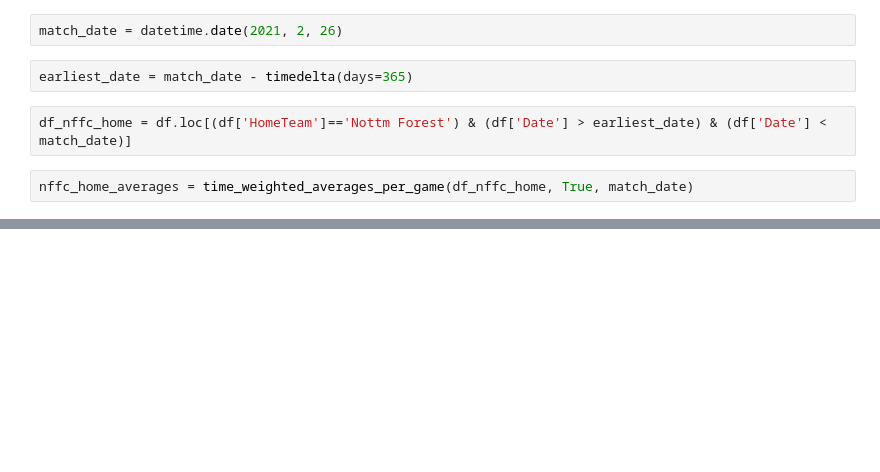
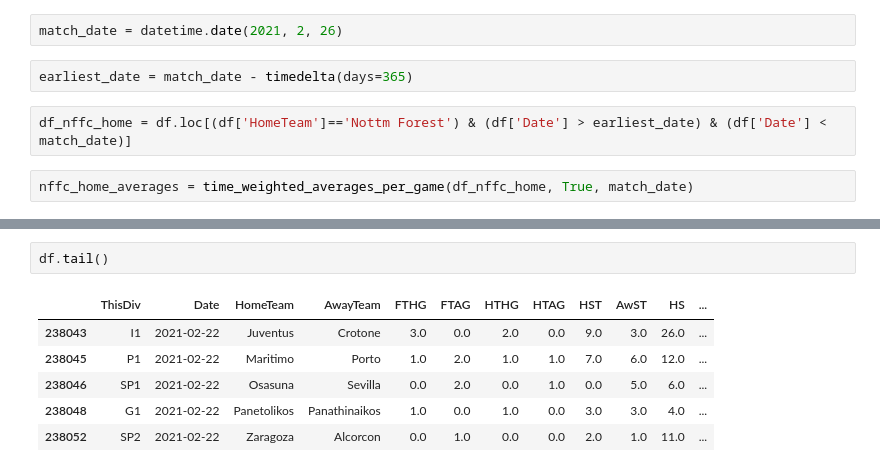
Before and after one commit to s1m0nmwcp2099/portfolio, a Jupyter notebook: MLFooty10/Untitled.ipynb, the cells around one changed output, grey strips where cells are left out. Saved outputs shown, nothing was run; the diff lists cells and outputs as text; blank space fills up the shorter version.

```diff
--- a/MLFooty10/Untitled.ipynb
+++ b/MLFooty10/Untitled.ipynb
@@ -223,0 +305,9 @@ nffc_away_averages
+# %%
+df.tail()
+# %% [output]
+|  | ThisDiv | Date | HomeTeam | AwayTeam | FTHG | FTAG | HTHG | HTAG | HST | AwST | HS | ... |
+| 238043 | I1 | 2021-02-22 | Juventus | Crotone | 3.0 | 0.0 | 2.0 | 0.0 | 9.0 | 3.0 | 26.0 | ... |
+| 238045 | P1 | 2021-02-22 | Maritimo | Porto | 1.0 | 2.0 | 1.0 | 1.0 | 7.0 | 6.0 | 12.0 | ... |
+| 238046 | SP1 | 2021-02-22 | Osasuna | Sevilla | 0.0 | 2.0 | 0.0 | 1.0 | 0.0 | 5.0 | 6.0 | ... |
+| 238048 | G1 | 2021-02-22 | Panetolikos | Panathinaikos | 1.0 | 0.0 | 1.0 | 0.0 | 3.0 | 3.0 | 4.0 | ... |
+| 238052 | SP2 | 2021-02-22 | Zaragoza | Alcorcon | 0.0 | 1.0 | 0.0 | 0.0 | 2.0 | 1.0 | 11.0 | ... |
```
Also changed, not shown: parts of 16 cells of this notebook, 3 other files.
